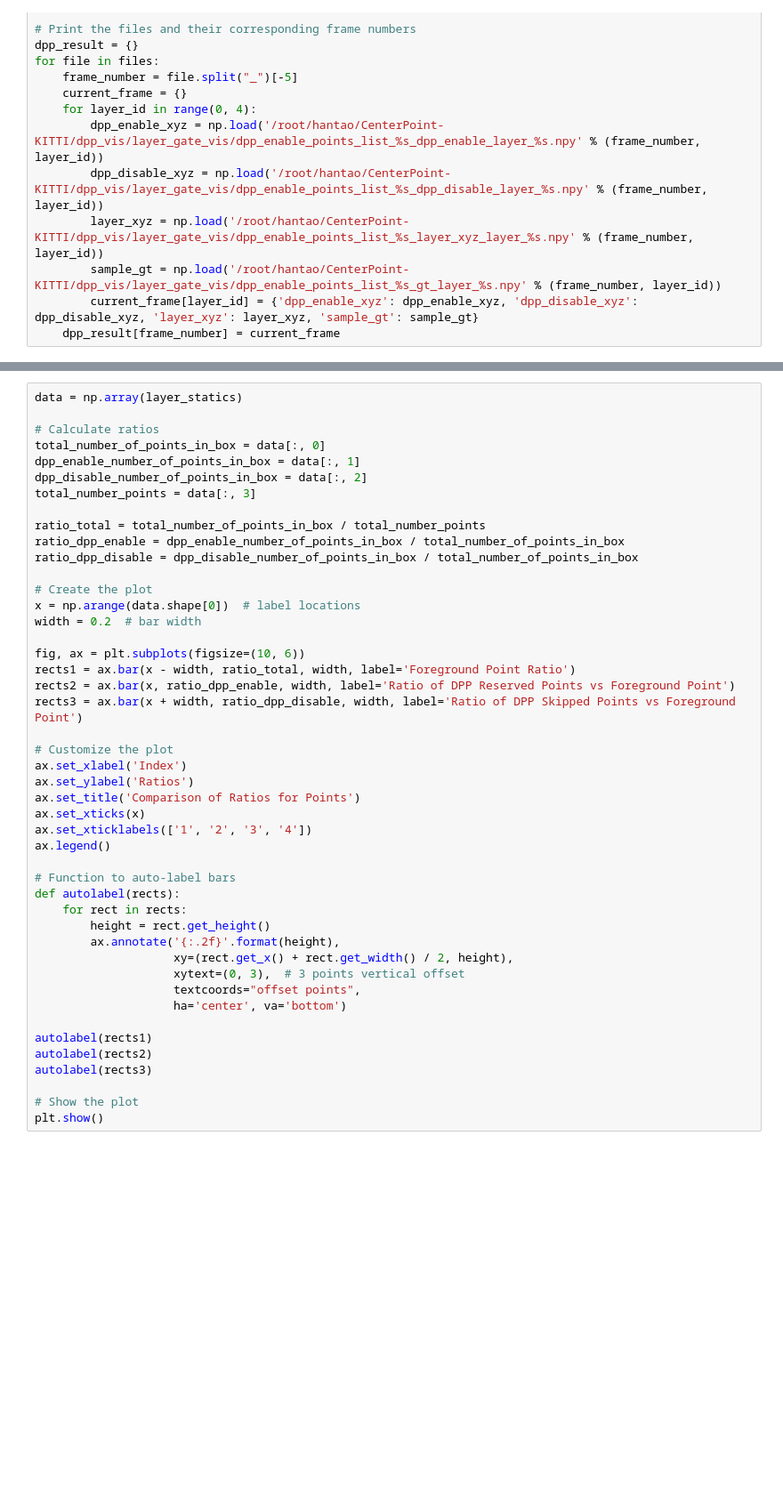
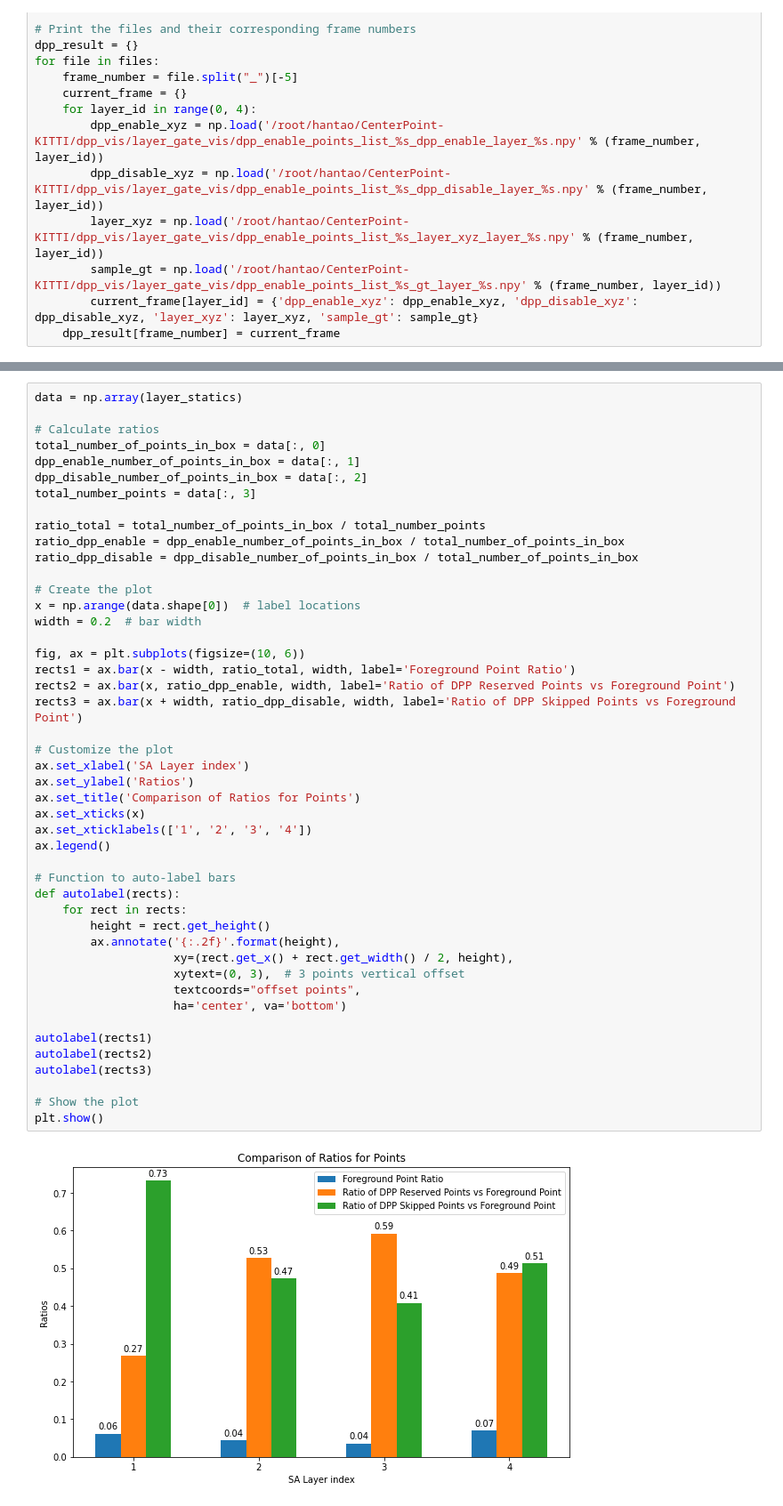
Before and after one commit to MrTooOldDriver/CenterPoint-KITTI, a Jupyter notebook: tools/dpp_vis/dpp_background_recall.ipynb, the cells around one changed output, grey strips where cells are left out. Shown: that part at 89% size. Cells and saved outputs as stored; diff of their text form; blank space fills up the shorter version.

```diff
--- a/tools/dpp_vis/dpp_background_recall.ipynb
+++ b/tools/dpp_vis/dpp_background_recall.ipynb
@@ -136,31 +137,33 @@ x = np.arange(data.shape[0])  # label locations
 width = 0.2  # bar width
 
 fig, ax = plt.subplots(figsize=(10, 6))
 rects1 = ax.bar(x - width, ratio_total, width, label='Foreground Point Ratio')
 rects2 = ax.bar(x, ratio_dpp_enable, width, label='Ratio of DPP Reserved Points vs Foreground Point')
 rects3 = ax.bar(x + width, ratio_dpp_disable, width, label='Ratio of DPP Skipped Points vs Foreground Point')
 
 # Customize the plot
-ax.set_xlabel('Index')
+ax.set_xlabel('SA Layer index')
 ax.set_ylabel('Ratios')
 ax.set_title('Comparison of Ratios for Points')
 ax.set_xticks(x)
 ax.set_xticklabels(['1', '2', '3', '4'])
 ax.legend()
 
 # Function to auto-label bars
 def autolabel(rects):
     for rect in rects:
         height = rect.get_height()
         ax.annotate('{:.2f}'.format(height),
                     xy=(rect.get_x() + rect.get_width() / 2, height),
                     xytext=(0, 3),  # 3 points vertical offset
                     textcoords="offset points",
                     ha='center', va='bottom')
 
 autolabel(rects1)
 autolabel(rects2)
 autolabel(rects3)
 
 # Show the plot
 plt.show()
+# %% [output]
+[figure, added]
```
Also changed, not shown: parts of 4 cells of this notebook, 1 other file.
